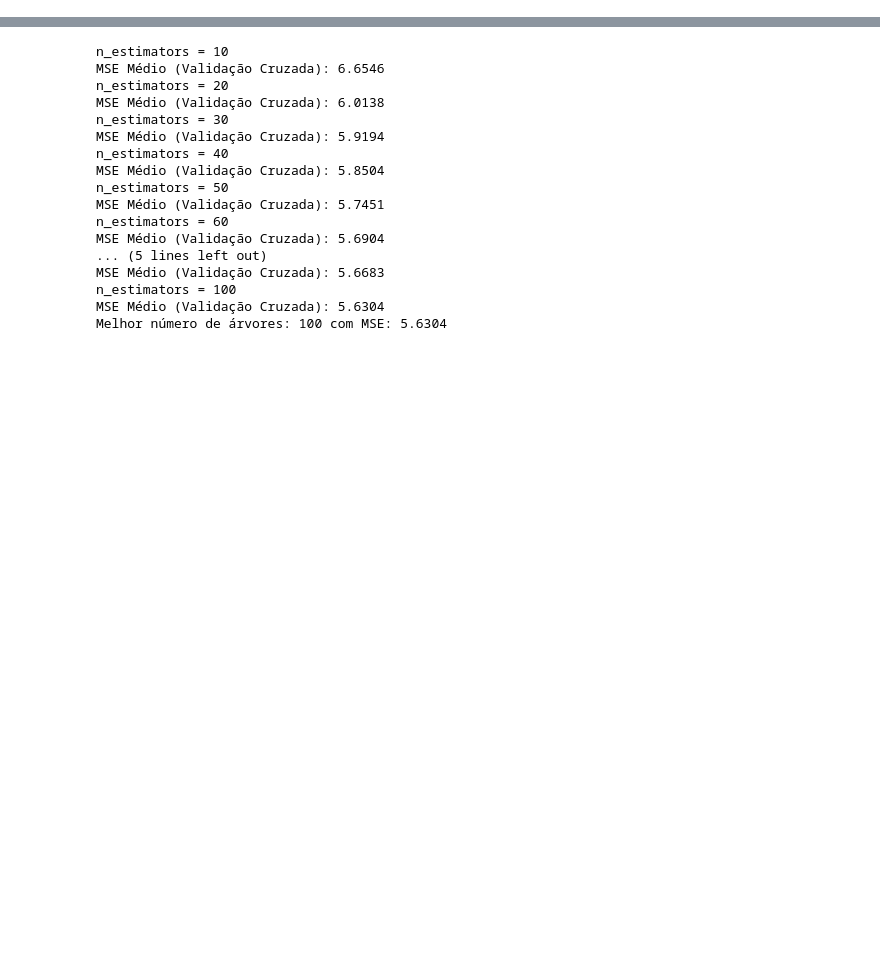
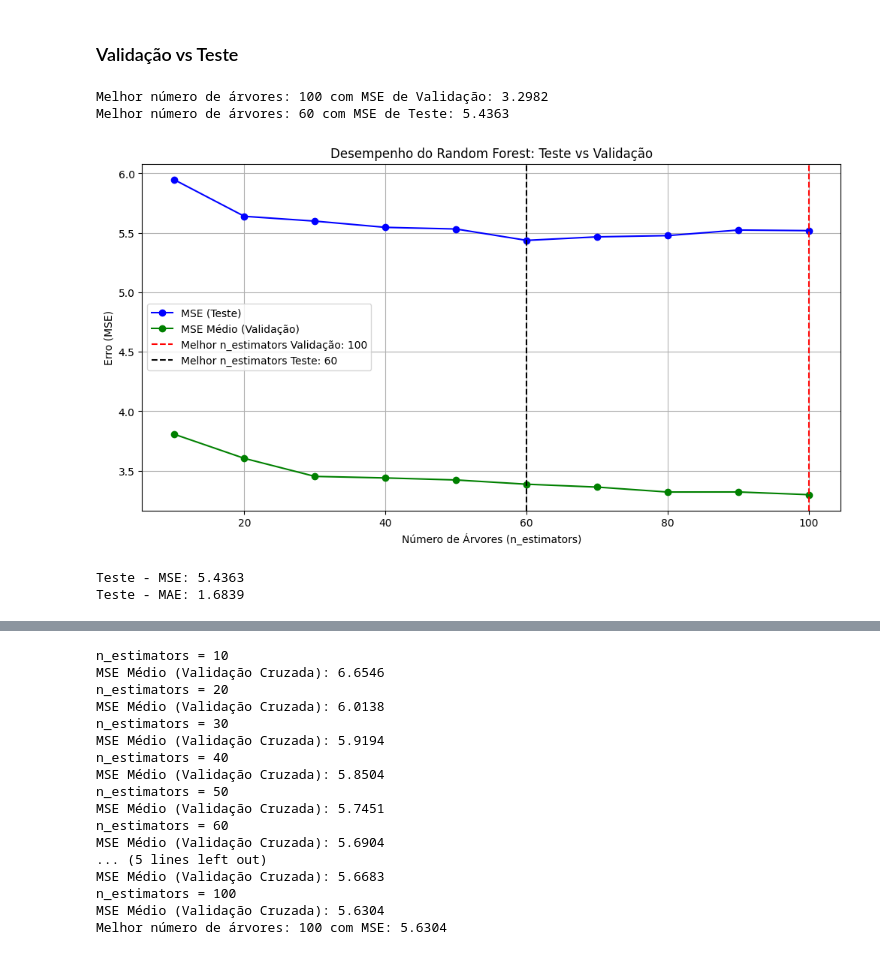
Before and after one commit to MariaLuizaLogrado/machine_learning_ufpr, a Jupyter notebook: 02_model.ipynb, the cells around one changed output, grey strips where cells are left out. Saved outputs shown, nothing was run; the diff lists cells and outputs as text; code cells hidden in the pictures; blank space fills up the shorter version.

Commit message:
df processado e alguns modelos

```diff
--- a/02_model.ipynb
+++ b/02_model.ipynb
@@ -35,3 +35,22 @@ y = df_cleaned2['expectativa_vida']
 
 # Divisão inicial: treino (80%) e teste (20%)
 X_train, X_test, y_train, y_test = train_test_split(X, y, test_size=0.2, random_state=42)
+# %%
+from sklearn.model_selection import train_test_split
+
+# Suponha que o DataFrame tenha uma coluna chamada 'pais'
+# Agrupar por países para evitar vazamento
+paises = df_cleaned2['pais'].unique()
+
+# Divisão de países em treino e teste (80% treino, 20% teste)
+paises_train, paises_test = train_test_split(paises, test_size=0.2, random_state=42)
+
+# Separar os conjuntos com base na divisão dos países
+train_mask = df_cleaned2['pais'].isin(paises_train)
+test_mask = df_cleaned2['pais'].isin(paises_test)
+
+X_train = X[train_mask]
+y_train = y[train_mask]
+
+X_test = X[test_mask]
+y_test = y[test_mask]
@@ -41,0 +187,2 @@ ___
+# %% [markdown]
+### Validação vs Teste
@@ -41,0 +231,42 @@ ___
+# %%
+
+# Identificar o melhor número de árvores
+best_n_index = np.argmin(mse_validacao)
+best_n_index_teste = np.argmin(mse_teste)
+best_n = arvores[best_n_index]
+best_n_teste = arvores[best_n_index_teste]
+print(f"Melhor número de árvores: {best_n} com MSE de Validação: {mse_validacao[best_n_index]:.4f}")
+print(f"Melhor número de árvores: {best_n_teste} com MSE de Teste: {mse_teste[best_n_index_teste]:.4f}")
+
+# Plotando os erros de teste e validação no mesmo gráfico
+plt.figure(figsize=(12, 6))
+plt.plot(arvores, mse_teste, marker='o', linestyle='-', color='b', label='MSE (Teste)')
+plt.plot(arvores, mse_validacao, marker='o', linestyle='-', color='g', label='MSE Médio (Validação)')
+plt.axvline(x=best_n, color='r', linestyle='--', label=f'Melhor n_estimators Validação: {best_n}')
+plt.axvline(x=best_n_teste, color='k', linestyle='--', label=f'Melhor n_estimators Teste: {best_n_teste}')
+plt.xlabel('Número de Árvores (n_estimators)')
+plt.ylabel('Erro (MSE)')
+plt.title('Desempenho do Random Forest: Teste vs Validação')
+plt.legend()
+plt.grid()
+plt.show()
+# %% [output]
+Melhor número de árvores: 100 com MSE de Validação: 3.2982
+Melhor número de árvores: 60 com MSE de Teste: 5.4363
+[figure, added]
+# %%
+# Ajuste no conjunto de treino completo
+final_model = RandomForestRegressor(random_state=42, n_estimators=60)
+final_model.fit(X_train, y_train)
+
+# Avaliação no teste
+y_test_pred = final_model.predict(X_test)
+# test_accuracy = accuracy_score(y_test, y_test_pred)
+test_mse = mean_squared_error(y_test, y_test_pred)
+test_mae = mean_absolute_error(y_test, y_test_pred)
+
+print(f"Teste - MSE: {test_mse:.4f}")
+print(f"Teste - MAE: {test_mae:.4f}")
+# %% [output]
+Teste - MSE: 5.4363
+Teste - MAE: 1.6839
```
Also changed, not shown: parts of 21 cells of this notebook, 3 other files.
